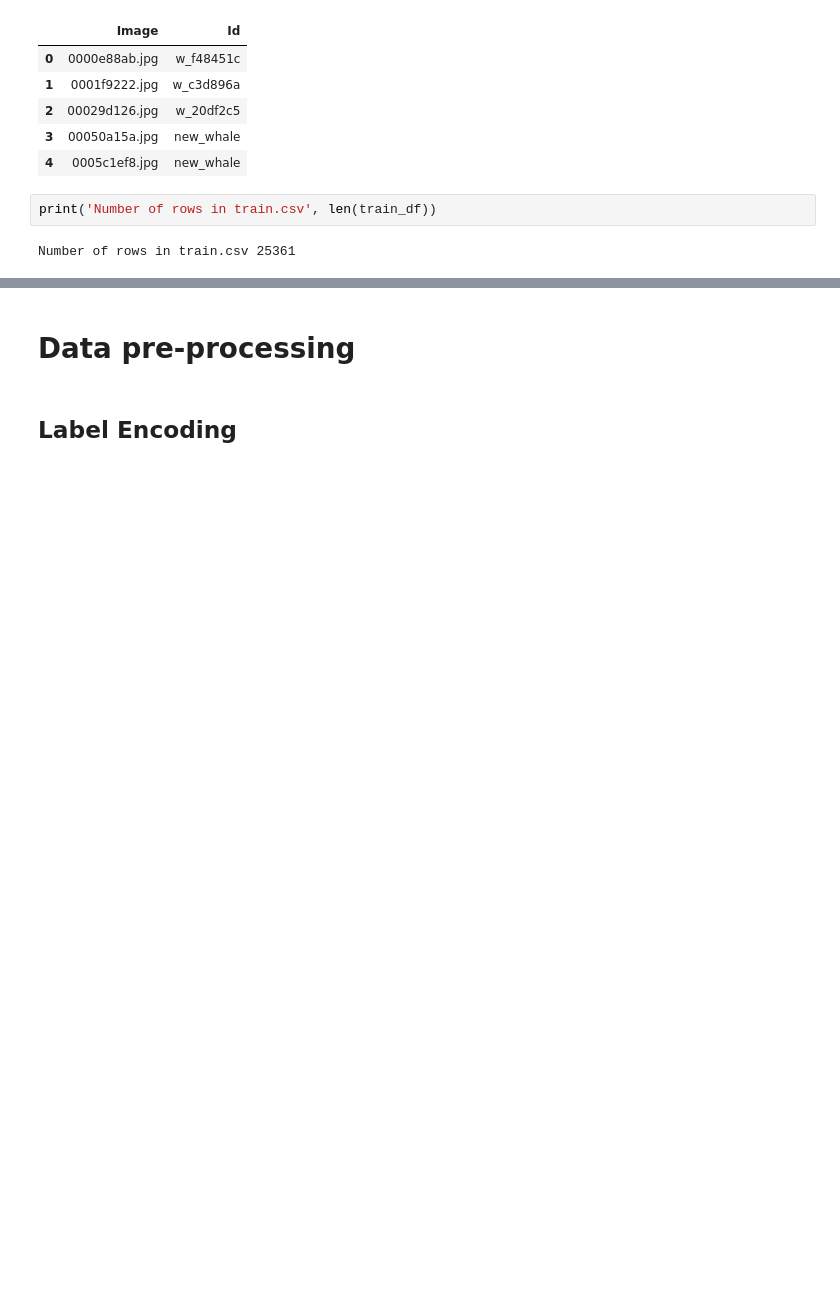
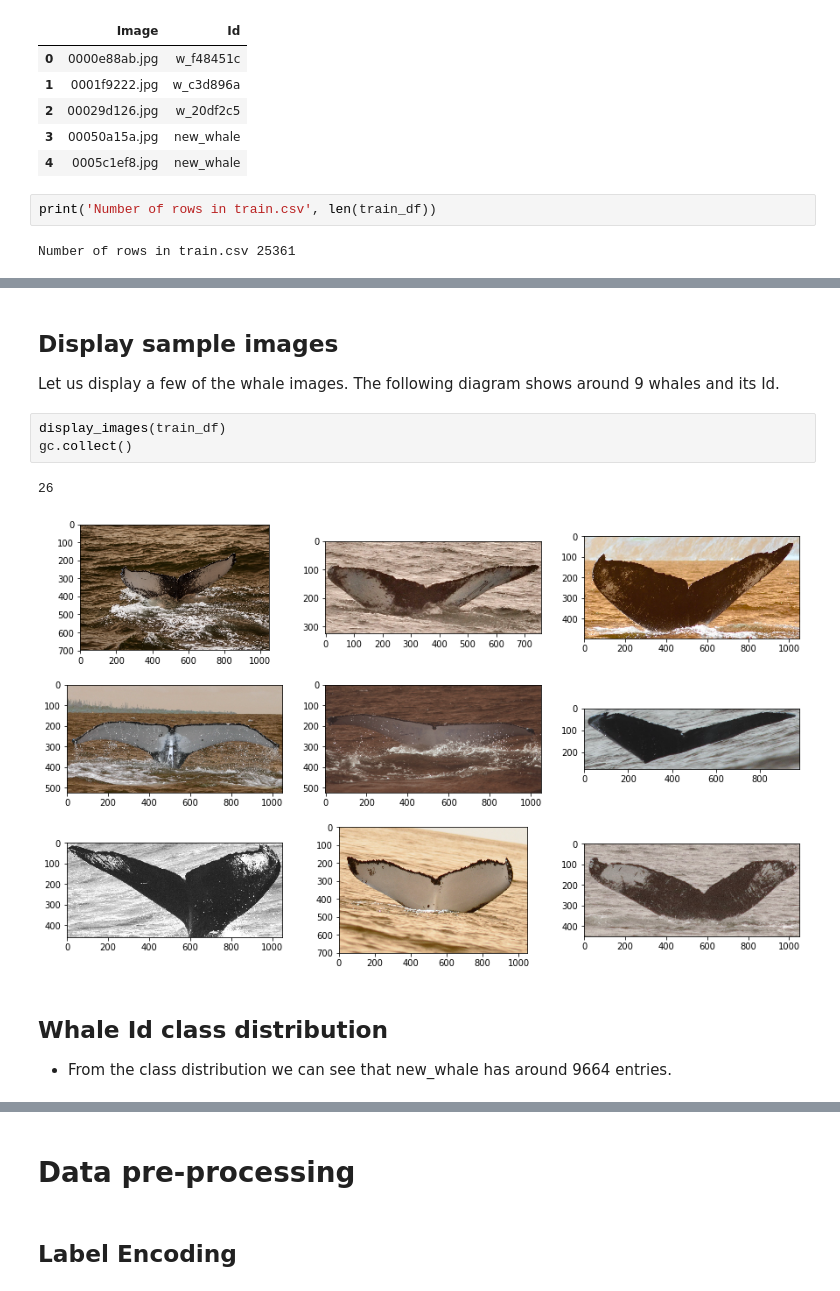
Before and after one commit to vrvarma/humpback-whale, a Jupyter notebook: udacity_capstone.ipynb, the cells around one changed output, grey strips where cells are left out. Saved outputs shown, nothing was run; the diff lists cells and outputs as text; blank space fills up the shorter version.

```diff
--- a/udacity_capstone.ipynb
+++ b/udacity_capstone.ipynb
@@ -89,0 +207,13 @@ There are 25361 image files in train.zip file.  It has been extracted to input/t
+# %% [markdown]
+## Display sample images
+
+Let us display a few of the whale images.  The following diagram shows around 9 whales and its Id.
+# %%
+display_images(train_df)
+gc.collect()
+# %% [output]
+26
+[figure, added]
+# %% [markdown]
+## Whale Id class distribution
+* From the class distribution we can see that new_whale has around 9664 entries.
```
Also changed, not shown: parts of 76 cells of this notebook.
